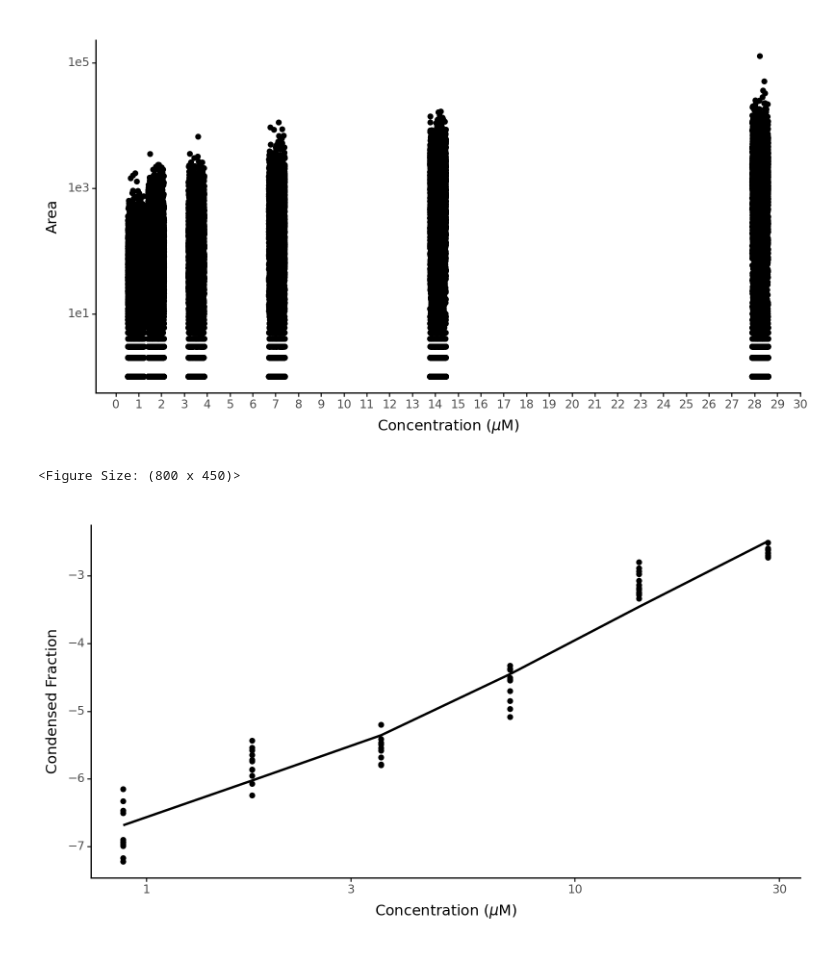
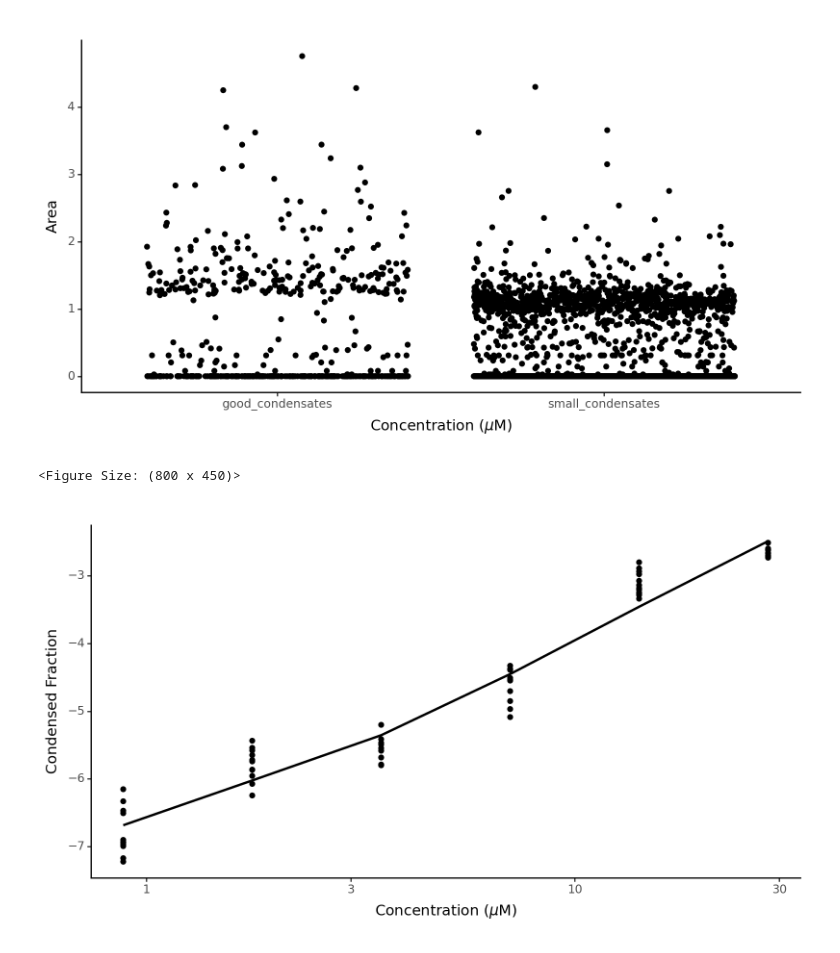
Before and after one commit to dlejeune/llps_analysis, a Jupyter notebook: analysis_sandbox.ipynb, the cells around one changed output. Saved outputs shown, nothing was run; the diff lists cells and outputs as text; code cells hidden in the pictures.

```diff
--- a/analysis_sandbox.ipynb
+++ b/analysis_sandbox.ipynb
@@ -147,16 +45,17 @@ regions
+# %%
+regions["circularity"] = (np.square(regions["perimeter"])) / (4 * np.pi * regions["area"])
 # %%
 (
-        pn.ggplot(regions, pn.aes(x="conc", y="area", group="conc"))
+        pn.ggplot(regions, pn.aes(x="image_name", y="circularity"))
         + pn.geom_jitter()
         + pn.labs(x="Concentration ($\mu$M)", y="Area")
-        + pn.scale_y_log10()
-        # Add more ticks on x axis
-        + pn.scale_x_continuous(breaks=[x for x in range(0, 40, 1)])
+        # # Add more ticks on x axis
+        # + pn.scale_x_continuous(breaks=[x for x in range(0, 40, 1)])
         + pn.theme_classic()
         + pn.theme(figure_size=(8, 4.5))
 )
 # %% [output]
-[figure, old version]
+[figure, new version]
 <Figure Size: (800 x 450)>
 # %%
 condensed_fractions["conc"] = 113 / condensed_fractions["dir_name"]
```
Also changed, not shown: parts of 20 cells of this notebook, 3 other files.
